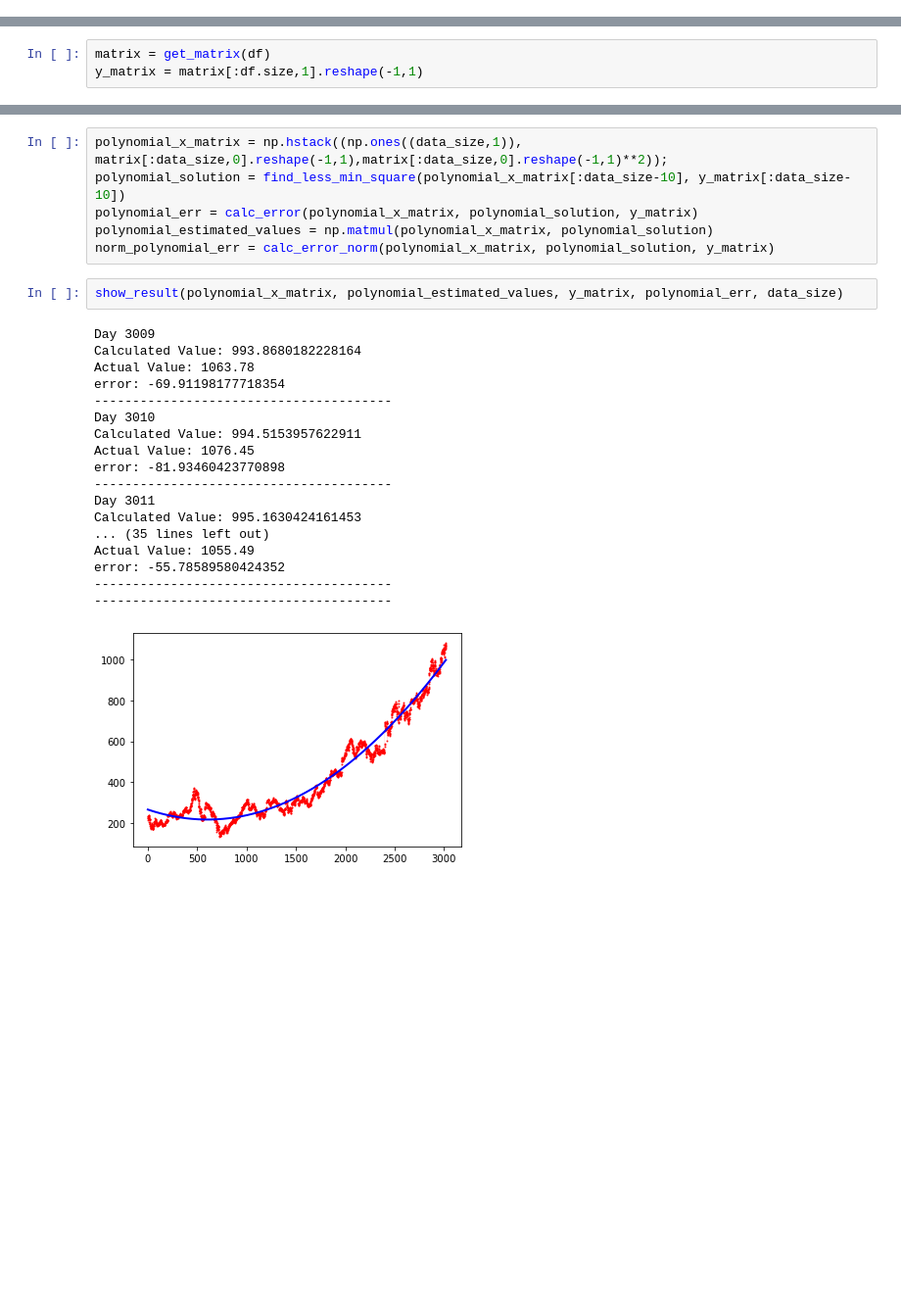
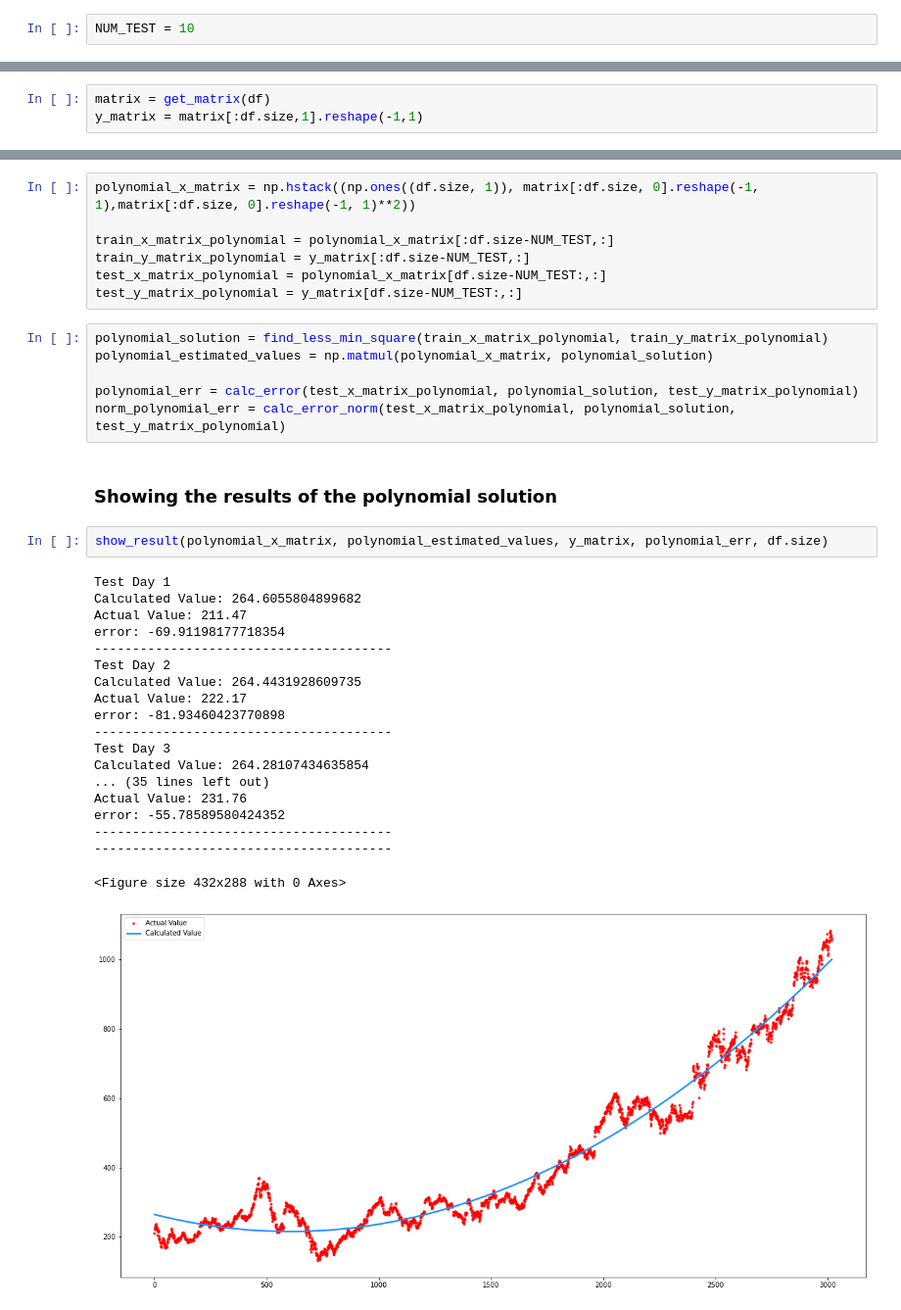
Before and after one commit to FarshidNooshi/Data-Mining, a Jupyter notebook: HW1/notebook 2.ipynb, the cells around one changed output, grey strips where cells are left out. Shown at 98% size. Cells and saved outputs as stored; diff of their text form; blank space fills up the shorter version.

```diff
--- a/HW1/notebook 2.ipynb
+++ b/HW1/notebook 2.ipynb
@@ -35,3 +49,5 @@ train, test = df[:-10], df[-10:]
+# %%
+NUM_TEST = 10
 # %% [markdown]
 #### defining required functions
 # %%
@@ -109,29 +141,39 @@ error: -262.6930513476228
 # %%
-polynomial_x_matrix = np.hstack((np.ones((data_size,1)), matrix[:data_size,0].reshape(-1,1),matrix[:data_size,0].reshape(-1,1)**2));
-polynomial_solution = find_less_min_square(polynomial_x_matrix[:data_size-10], y_matrix[:data_size-10])
-polynomial_err = calc_error(polynomial_x_matrix, polynomial_solution, y_matrix)
-polynomial_estimated_values = np.matmul(polynomial_x_matrix, polynomial_solution)
-norm_polynomial_err = calc_error_norm(polynomial_x_matrix, polynomial_solution, y_matrix)
+polynomial_x_matrix = np.hstack((np.ones((df.size, 1)), matrix[:df.size, 0].reshape(-1, 1),matrix[:df.size, 0].reshape(-1, 1)**2))
+
+train_x_matrix_polynomial = polynomial_x_matrix[:df.size-NUM_TEST,:]
+train_y_matrix_polynomial = y_matrix[:df.size-NUM_TEST,:]
+test_x_matrix_polynomial = polynomial_x_matrix[df.size-NUM_TEST:,:]
+test_y_matrix_polynomial = y_matrix[df.size-NUM_TEST:,:]
+# %%
+polynomial_solution = find_less_min_square(train_x_matrix_polynomial, train_y_matrix_polynomial)
+polynomial_estimated_values = np.matmul(polynomial_x_matrix, polynomial_solution)
+
+polynomial_err = calc_error(test_x_matrix_polynomial, polynomial_solution, test_y_matrix_polynomial)
+norm_polynomial_err = calc_error_norm(test_x_matrix_polynomial, polynomial_solution, test_y_matrix_polynomial)
+# %% [markdown]
+### Showing the results of the polynomial solution
 # %%
-show_result(polynomial_x_matrix, polynomial_estimated_values, y_matrix, polynomial_err, data_size)
+show_result(polynomial_x_matrix, polynomial_estimated_values, y_matrix, polynomial_err, df.size)
 # %% [output]
-Day 3009
-Calculated Value: 993.8680182228164
-Actual Value: 1063.78
+Test Day 1
+Calculated Value: 264.6055804899682
+Actual Value: 211.47
 error: -69.91198177718354
 ---------------------------------------
-Day 3010
-Calculated Value: 994.5153957622911
-Actual Value: 1076.45
+Test Day 2
+Calculated Value: 264.4431928609735
+Actual Value: 222.17
 error: -81.93460423770898
 ---------------------------------------
-Day 3011
-Calculated Value: 995.1630424161453
+Test Day 3
+Calculated Value: 264.28107434635854
 ... (35 lines left out)
-Actual Value: 1055.49
+Actual Value: 231.76
 error: -55.78589580424352
 ---------------------------------------
 ---------------------------------------
+<Figure size 432x288 with 0 Axes>
-[figure, old version]
+[figure, new version]
 # %%
 print(f'Norm of Linear model error: {norm_linear_err}')
```
Also changed, not shown: parts of 19 cells of this notebook.
